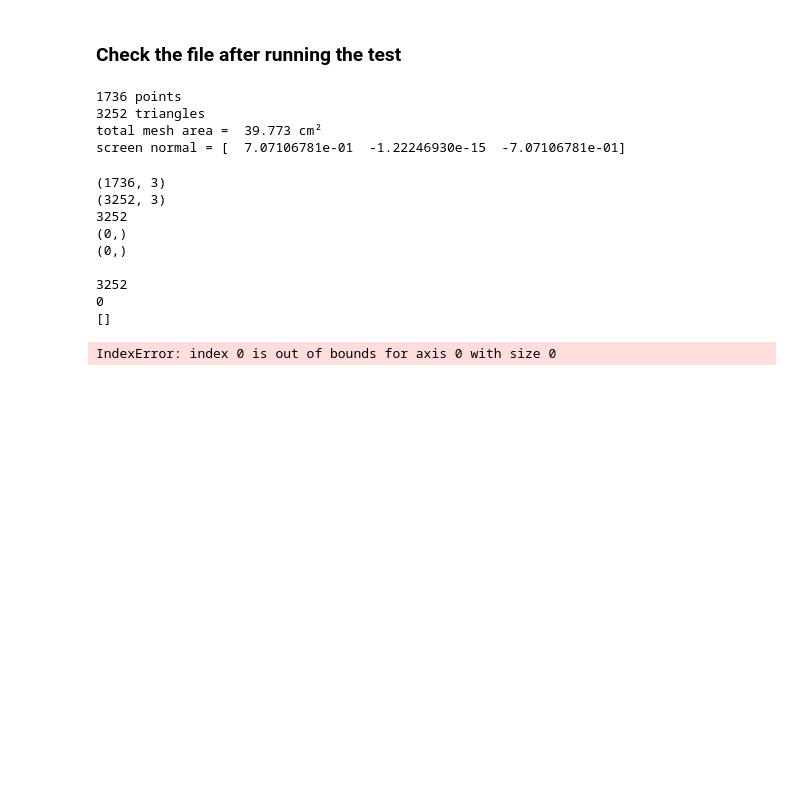
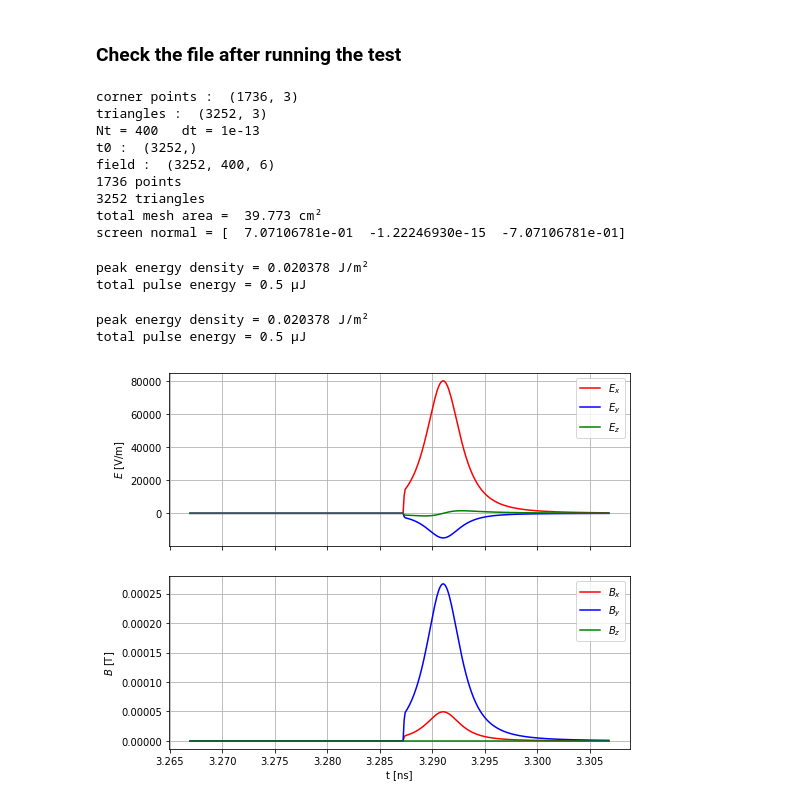
Before and after one commit to lehnertu/TEUFEL, a Jupyter notebook: scripts/CreateDiffractionScreen.ipynb, the cells around one changed output. Drawn from its saved outputs; the diff is of its cells as text; code cells hidden in the pictures; blank space fills up the shorter version.

Commit message:
problem was only the wrong method in the python script reading the field - solved

```diff
--- a/scripts/CreateDiffractionScreen.ipynb
+++ b/scripts/CreateDiffractionScreen.ipynb
@@ -94,7 +94,7 @@ screen.WriteMeshedField(filename)
 ### Check the file after running the test
 # %%
 filename = "../tests/DiffractionScreenWithFields.h5"
-computed = MeshedField.ReadMesh(filename)
+computed = MeshedField.ReadMeshedField(filename)
 
 print("%d points" % len(computed.points))
 print("%d triangles" % len(computed.triangles))
@@ -104,27 +104,12 @@ average = np.sum(normals, axis=0)/computed.Np
 print("total mesh area = %7.3f cm²" % (1.0e4*np.sum(area)))
 print("screen normal = %s" % average)
 # %% [output]
+corner points :  (1736, 3)
+triangles :  (3252, 3)
+Nt = 400   dt = 1e-13
+t0 :  (3252,)
+field :  (3252, 400, 6)
 1736 points
 3252 triangles
 total mesh area =  39.773 cm²
 screen normal = [  7.07106781e-01  -1.22246930e-15  -7.07106781e-01]
-# %%
-print(computed.points.shape)
-print(computed.triangles.shape)
-print(len(computed.pos))
-print(computed.t0.shape)
-print(computed.A.shape)
-print()
-print(computed.Np)
-print(computed.Nt)
-print(computed.t0)
-# %% [output]
-(1736, 3)
-(3252, 3)
-3252
-(0,)
-(0,)
-
-3252
-0
-[]
@@ -137,8 +120,13 @@ Pz = [computed.NormalEnergyFlow(i) for i in range(computed.Np)]
 
 print("peak energy density = %.6f J/m²" % np.max(S))
 print("total pulse energy = %.1f µJ" % (1e6*np.dot(area,Pz)))
-
-computed.ShowMeshedField(scalars=Pz,scalarTitle="Pz",highlight=[5918],showGrid=False)
-computed.ShowFieldTrace(5918)
 # %% [output]
-IndexError: index 0 is out of bounds for axis 0 with size 0
+peak energy density = 0.020378 J/m²
+total pulse energy = 0.5 µJ
+# %%
+computed.ShowMeshedField(scalars=Pz,scalarTitle="Pz",highlight=[5918],showGrid=False)
+computed.ShowFieldTrace(987)
+# %% [output]
+peak energy density = 0.020378 J/m²
+total pulse energy = 0.5 µJ
+[figure, added]
```
Also changed, not shown: parts of 1 cell of this notebook, 1 other file.
